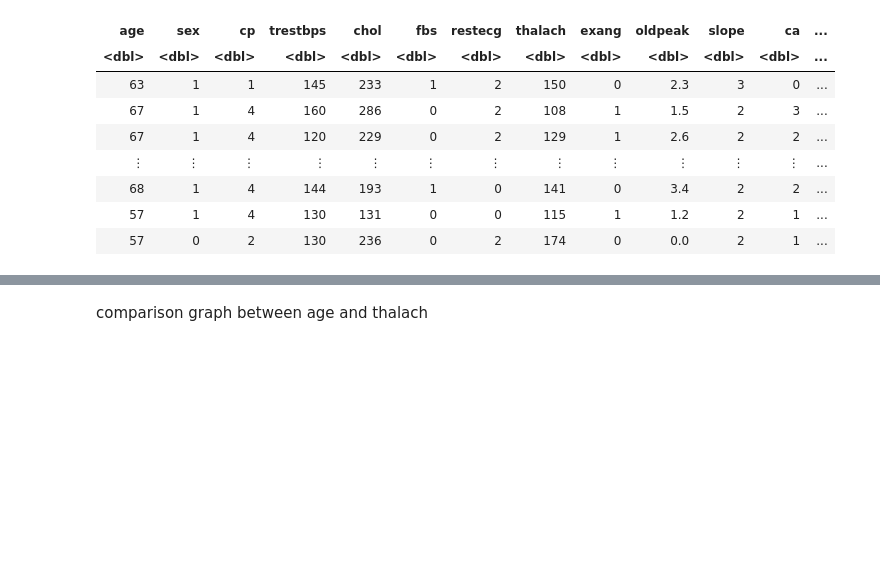
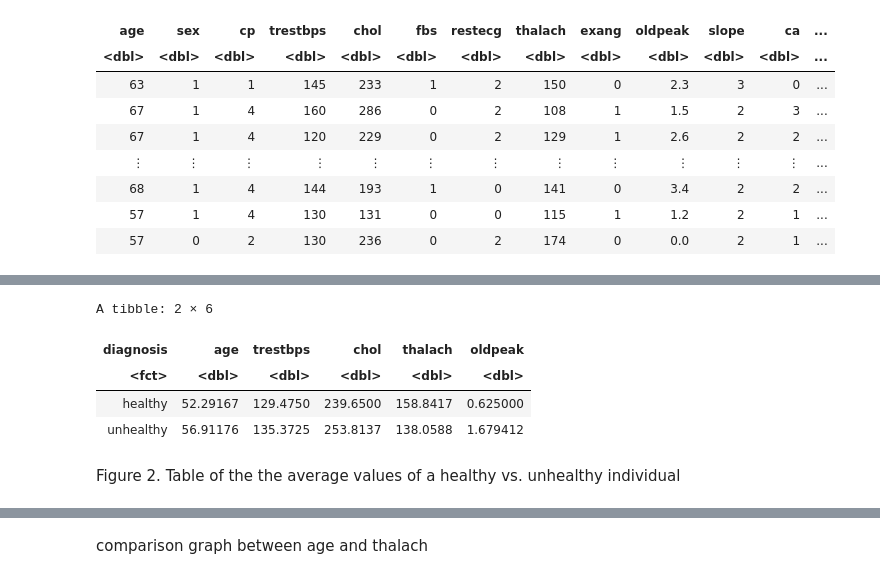
Before and after one commit to MiishaaSinica/DSCI100Project, a Jupyter notebook: Report.ipynb, the cells around one changed output, grey strips where cells are left out. Saved outputs shown, nothing was run; the diff lists cells and outputs as text; code cells hidden in the pictures; blank space fills up the shorter version.

Commit message:
added labels to figures and graphs

```diff
--- a/Report.ipynb
+++ b/Report.ipynb
@@ -109,0 +116,14 @@ heart_disease_testing <- testing(heart_disease_split)
+# %%
+heart_disease_aveerage_table <- heart_disease_training |>
+                                group_by(diagnosis) |>
+                                summarize(age = mean(age), trestbps = mean(trestbps), chol = mean(chol), thalach = mean(thalach),
+                                          oldpeak = mean(oldpeak))
+heart_disease_aveerage_table
+# %% [output]
+A tibble: 2 × 6
+| diagnosis | age | trestbps | chol | thalach | oldpeak |
+| <fct> | <dbl> | <dbl> | <dbl> | <dbl> | <dbl> |
+| healthy | 52.29167 | 129.4750 | 239.6500 | 158.8417 | 0.625000 |
+| unhealthy | 56.91176 | 135.3725 | 253.8137 | 138.0588 | 1.679412 |
+# %% [markdown]
+Figure 2. Table of the the average values of a healthy vs. unhealthy individual
```
Also changed, not shown: parts of 12 cells of this notebook.
